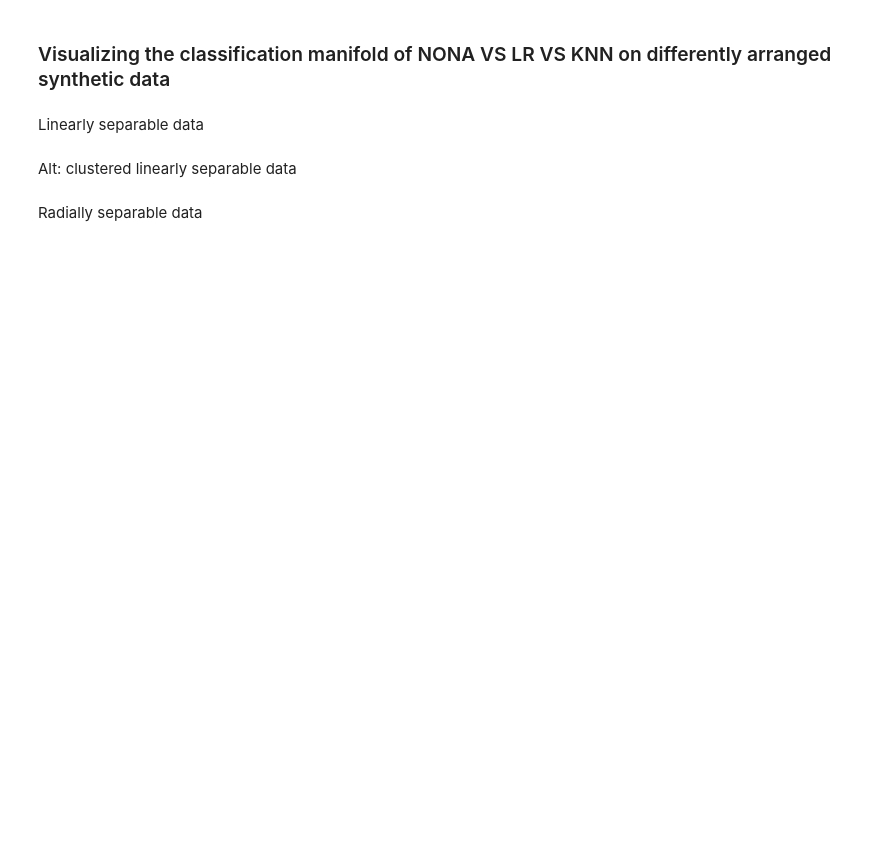
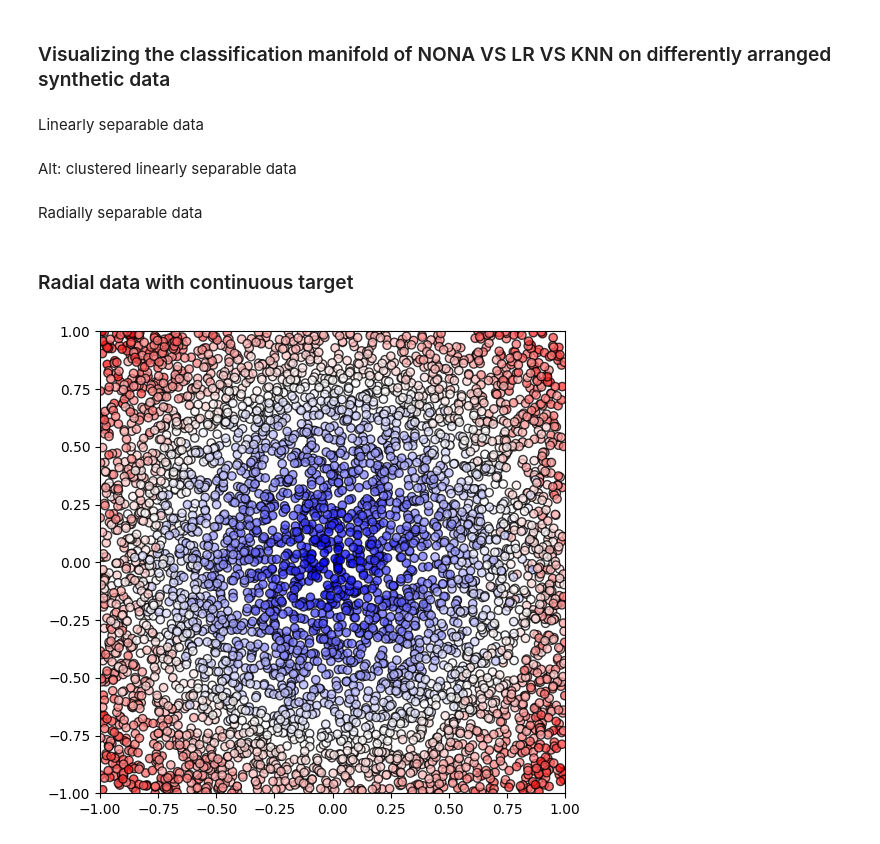
Before and after one commit to aviadsusman/nona, a Jupyter notebook: pred_manifolds_synthetic.ipynb, the cells around one changed output. Saved outputs shown, nothing was run; the diff lists cells and outputs as text; code cells hidden in the pictures; blank space fills up the shorter version.

```diff
--- a/pred_manifolds_synthetic.ipynb
+++ b/pred_manifolds_synthetic.ipynb
@@ -474,3 +480,43 @@ X_grid, Y_grid = np.meshgrid(x_grid, y_grid)
 fig = plt.figure()
 ax = plt.axes(projection ='3d')
 ax.plot_wireframe(X_grid, Y_grid, Z, color ='green')
+# %% [markdown]
+### Radial data with continuous target
+# %%
+np.random.seed(42)
+
+train_samples = 5000
+X_train = np.random.uniform(-1,1, (train_samples,2))
+def sample_unit_disk(n):
+    r = np.sqrt(np.random.rand(n))  # Square root to ensure uniform distribution
+    theta = 2 * np.pi * np.random.rand(n)  # Uniformly distributed angle
+    x = r * np.cos(theta)
+    y = r * np.sin(theta)
+    return np.column_stack((x, y))
+# X_train = sample_unit_disk(train_samples)
+
+noise = np.random.normal(0, 0.1, train_samples)
+y_train = np.sqrt(X_train[:,0] ** 2 + X_train[:,1] ** 2) + (noise * X_train[:,0]) #heteroscedasticity
+y_train = (y_train - y_train.min()) / (y_train.max() - y_train.min())
+X_train = torch.tensor(X_train, dtype=torch.float64)
+y_train = torch.tensor(y_train, dtype=torch.float64)
+
+
+
+plt.figure(figsize=(6, 6))
+plt.scatter(X_train[:, 0], X_train[:, 1], c=y_train, cmap='bwr', edgecolors='k', alpha=0.75)
+x_vals = np.linspace(-1, 1, 100)
+plt.xlim(-1, 1)
+plt.ylim(-1, 1)
+plt.show()
+
+test_samples = 500
+X_test = np.random.uniform(-1,1, (test_samples,2))
+# X_test = sample_unit_disk(test_samples)
+noise = np.random.normal(0, 0.1, test_samples)
+y_test = np.sqrt(X_test[:,0] ** 2 + X_test[:,1] ** 2) + (noise * X_test[:,0])
+y_test = (y_test - y_test.min()) / (y_test.max() - y_test.min())
+X_test = torch.tensor(X_test, dtype=torch.float64)
+y_test = torch.tensor(y_test, dtype=torch.float64)
+# %% [output]
+[figure, added]
```
Also changed, not shown: parts of 17 cells of this notebook, 11 other files.
